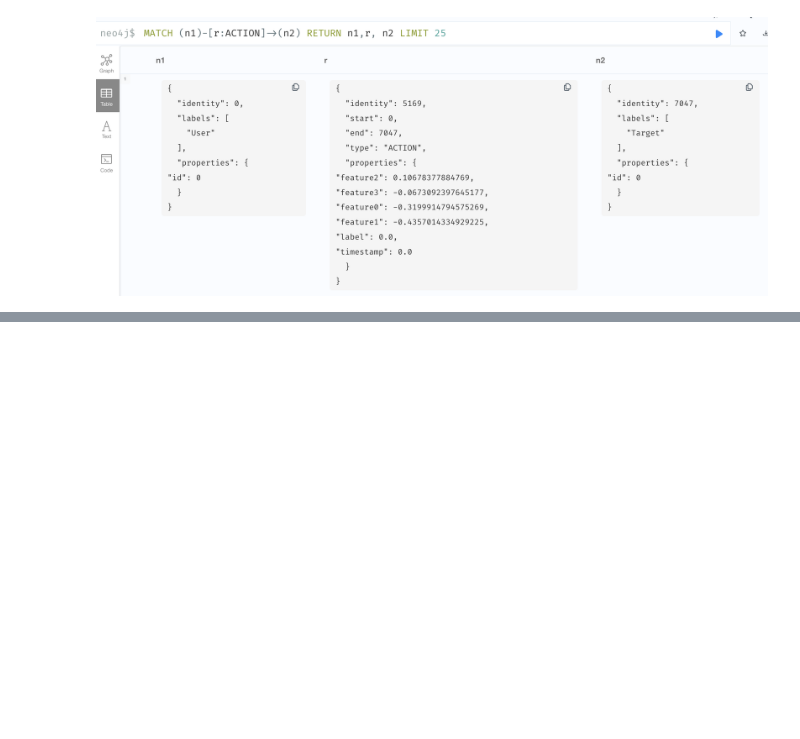
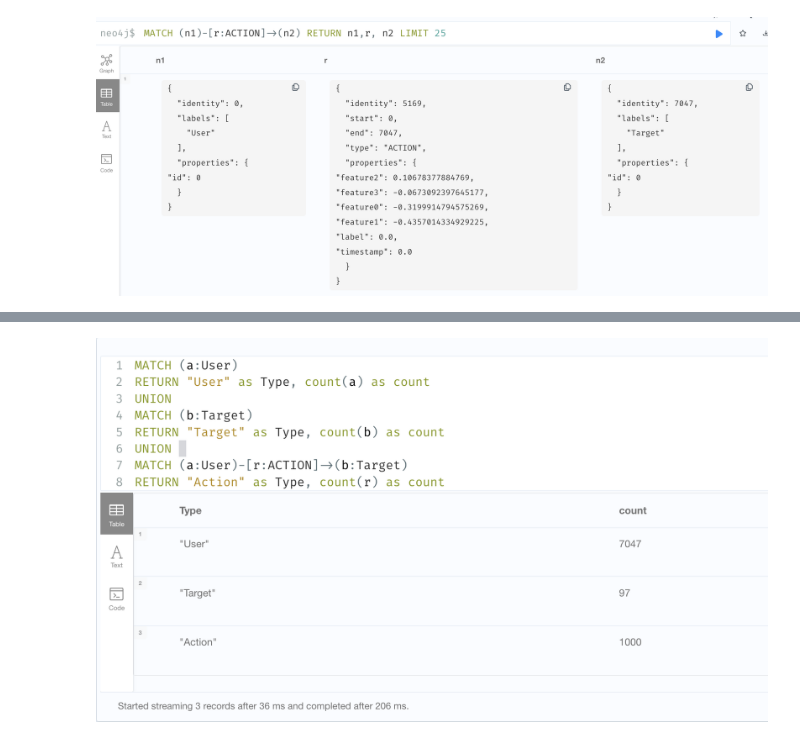
Before and after one commit to gdrosos/Big-Data-Management-Systems-Assignments, a Jupyter notebook: neo4j/neo4j-assignment.ipynb, the cells around one changed output, grey strips where cells are left out. Drawn from its saved outputs; the diff is of its cells as text; code cells hidden in the pictures; blank space fills up the shorter version.

```diff
--- a/neo4j/neo4j-assignment.ipynb
+++ b/neo4j/neo4j-assignment.ipynb
@@ -93,0 +108,4 @@ Image('img/example_table.png')
+# %%
+Image('img/count.png')
+# %% [output]
+[figure, added]
```
Also changed, not shown: parts of 6 cells of this notebook, 2 other files.
